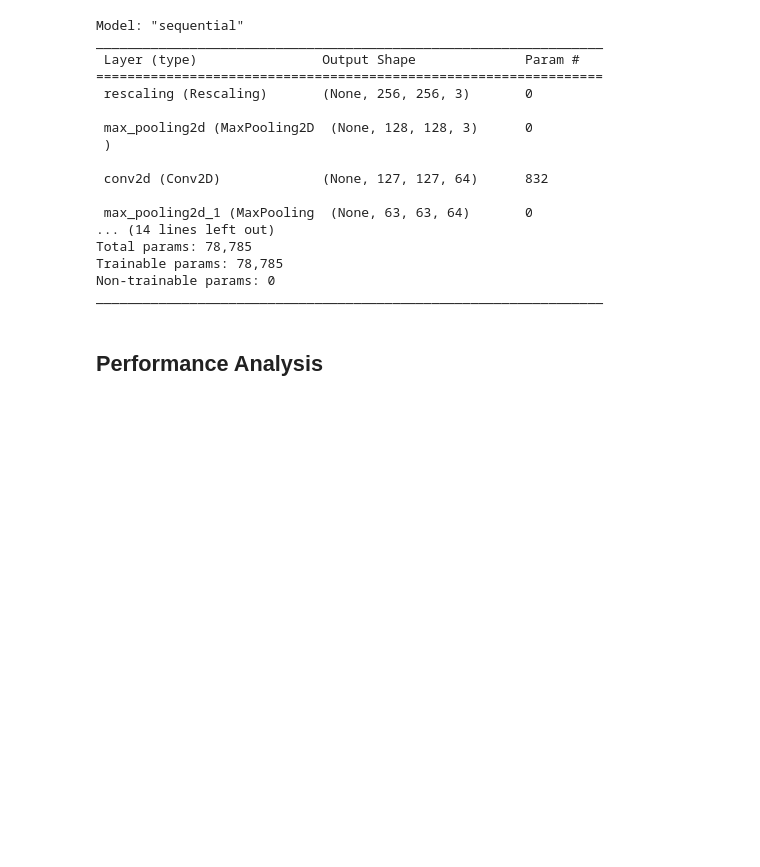
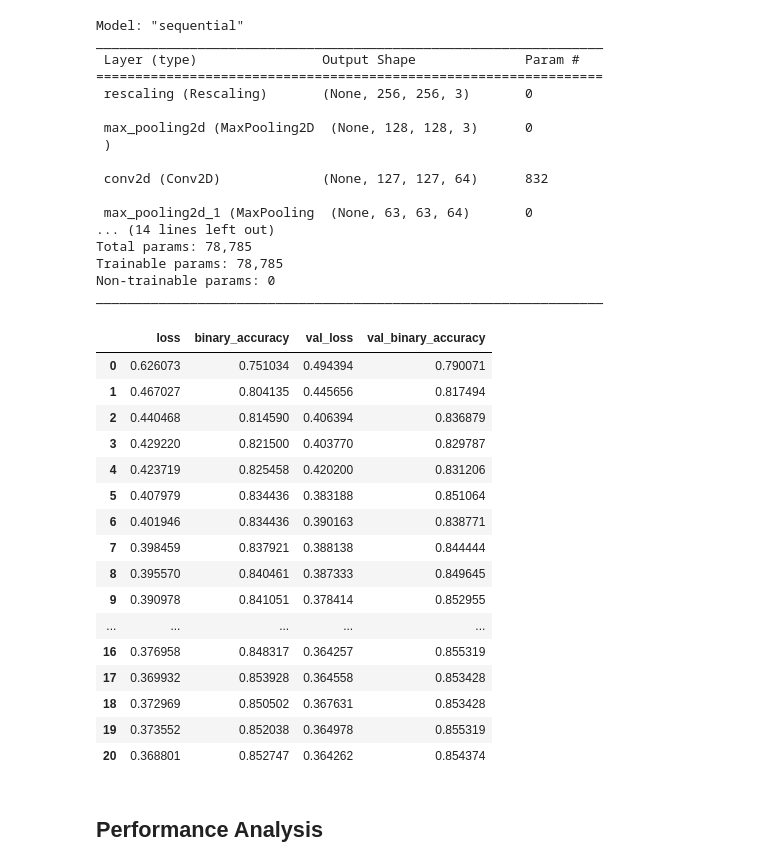
Before and after one commit to aley-1998/X-Ray-Result-Interpreter, a Jupyter notebook: xray_interp.ipynb, the cells around one changed output. Saved outputs shown, nothing was run; the diff lists cells and outputs as text; code cells hidden in the pictures; blank space fills up the shorter version.

```diff
--- a/xray_interp.ipynb
+++ b/xray_interp.ipynb
@@ -239,6 +239,26 @@ cp_callback = tf.keras.callbacks.ModelCheckpoint(filepath="training_1/cp.ckpt",
                                                  save_weights_only=True,
                                                  verbose=1)
 model.fit(train, validation_data=valid, verbose=1, epochs=50, shuffle=True, callbacks=[csv_logger, early_stopping_cb, cp_callback])
+# %%
+history
+# %% [output]
+|  | loss | binary_accuracy | val_loss | val_binary_accuracy |
+| 0 | 0.626073 | 0.751034 | 0.494394 | 0.790071 |
+| 1 | 0.467027 | 0.804135 | 0.445656 | 0.817494 |
+| 2 | 0.440468 | 0.814590 | 0.406394 | 0.836879 |
+| 3 | 0.429220 | 0.821500 | 0.403770 | 0.829787 |
+| 4 | 0.423719 | 0.825458 | 0.420200 | 0.831206 |
+| 5 | 0.407979 | 0.834436 | 0.383188 | 0.851064 |
+| 6 | 0.401946 | 0.834436 | 0.390163 | 0.838771 |
+| 7 | 0.398459 | 0.837921 | 0.388138 | 0.844444 |
+| 8 | 0.395570 | 0.840461 | 0.387333 | 0.849645 |
+| 9 | 0.390978 | 0.841051 | 0.378414 | 0.852955 |
+| ... | ... | ... | ... | ... |
+| 16 | 0.376958 | 0.848317 | 0.364257 | 0.855319 |
+| 17 | 0.369932 | 0.853928 | 0.364558 | 0.853428 |
+| 18 | 0.372969 | 0.850502 | 0.367631 | 0.853428 |
+| 19 | 0.373552 | 0.852038 | 0.364978 | 0.855319 |
+| 20 | 0.368801 | 0.852747 | 0.364262 | 0.854374 |
 # %% [markdown]
 ## Performance Analysis
 # %%
```
Also changed, not shown: parts of 7 cells of this notebook.
